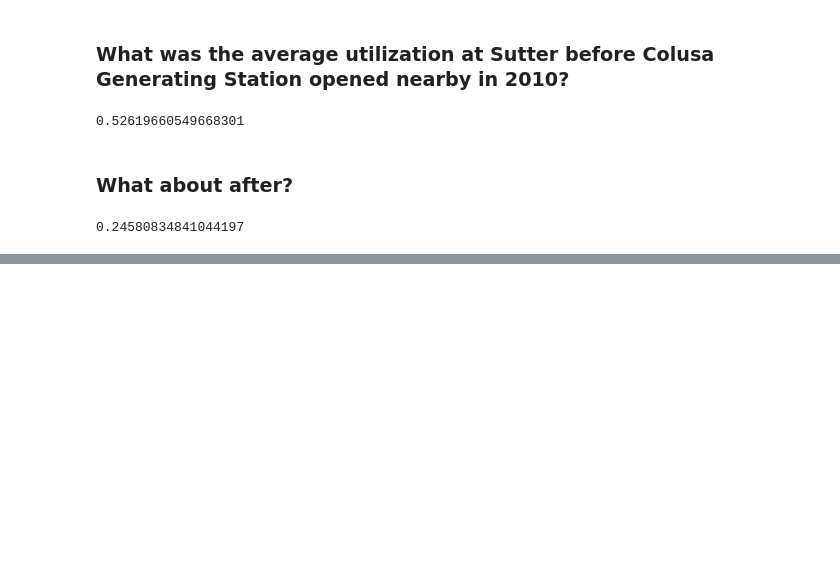
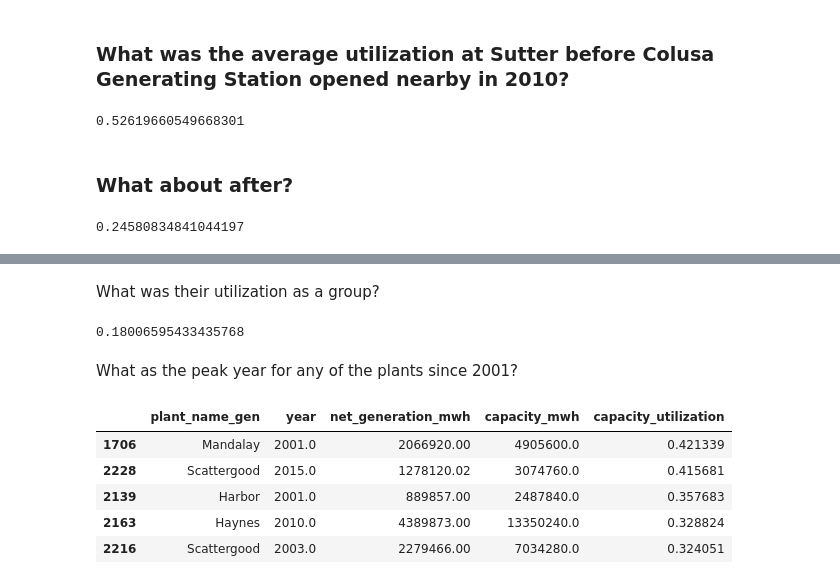
Before and after one commit to datadesk/california-electricity-capacity-analysis, a Jupyter notebook: analysis.ipynb, the cells around one changed output, grey strips where cells are left out. Saved outputs shown, nothing was run; the diff lists cells and outputs as text; code cells hidden in the pictures; blank space fills up the shorter version.

```diff
--- a/analysis.ipynb
+++ b/analysis.ipynb
@@ -321,0 +326,11 @@ late_sutter.net_generation_mwh.sum() / late_sutter.capacity_mwh.sum()
+# %%
+plants_by_year_df = plants_by_year_df.reset_index()
+# %%
+cancelled_projects = [
+    404, # Scattergood
+    400, # Haynes
+    399, # Harbor
+    345  # Mandalay
+]
+# %%
+cancelled_df = plants_by_year_df[plants_by_year_df.plant_id.isin(cancelled_projects)]
@@ -321,0 +375,23 @@ late_sutter.net_generation_mwh.sum() / late_sutter.capacity_mwh.sum()
+# %% [markdown]
+What was their utilization as a group?
+# %%
+cancelled_grouped.net_generation_mwh.sum() / cancelled_grouped.capacity_mwh.sum()
+# %% [output]
+0.18006595433435768
+# %% [markdown]
+What as the peak year for any of the plants since 2001?
+# %%
+cancelled_df.sort_values("capacity_utilization", ascending=False)[[
+    'plant_name_gen',
+    'year',
+    'net_generation_mwh',
+    'capacity_mwh',
+    'capacity_utilization'
+]].head()
+# %% [output]
+|  | plant_name_gen | year | net_generation_mwh | capacity_mwh | capacity_utilization |
+| 1706 | Mandalay | 2001.0 | 2066920.00 | 4905600.0 | 0.421339 |
+| 2228 | Scattergood | 2015.0 | 1278120.02 | 3074760.0 | 0.415681 |
+| 2139 | Harbor | 2001.0 | 889857.00 | 2487840.0 | 0.357683 |
+| 2163 | Haynes | 2010.0 | 4389873.00 | 13350240.0 | 0.328824 |
+| 2216 | Scattergood | 2003.0 | 2279466.00 | 7034280.0 | 0.324051 |
```
Also changed, not shown: parts of 8 cells of this notebook, 1 other file.
